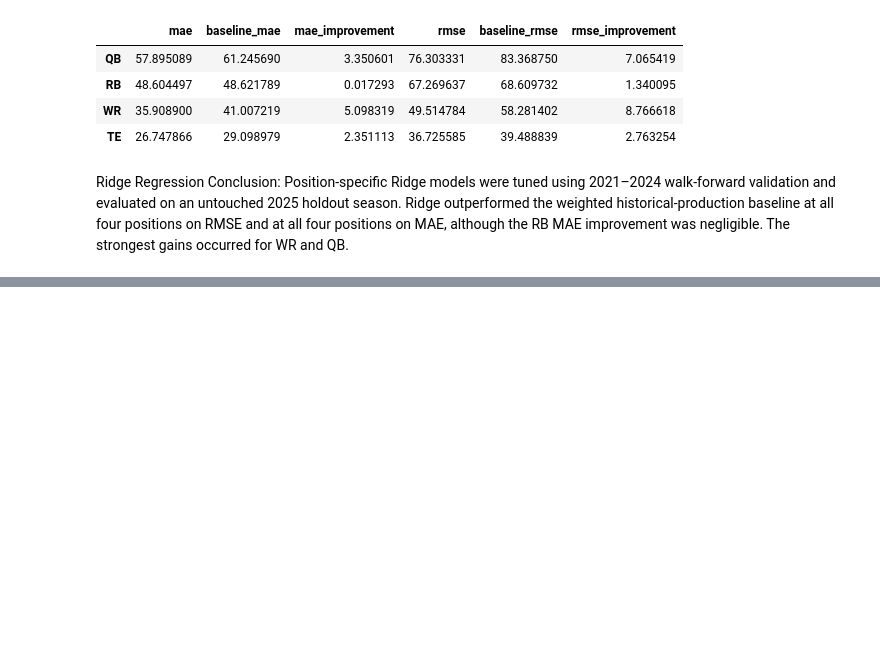
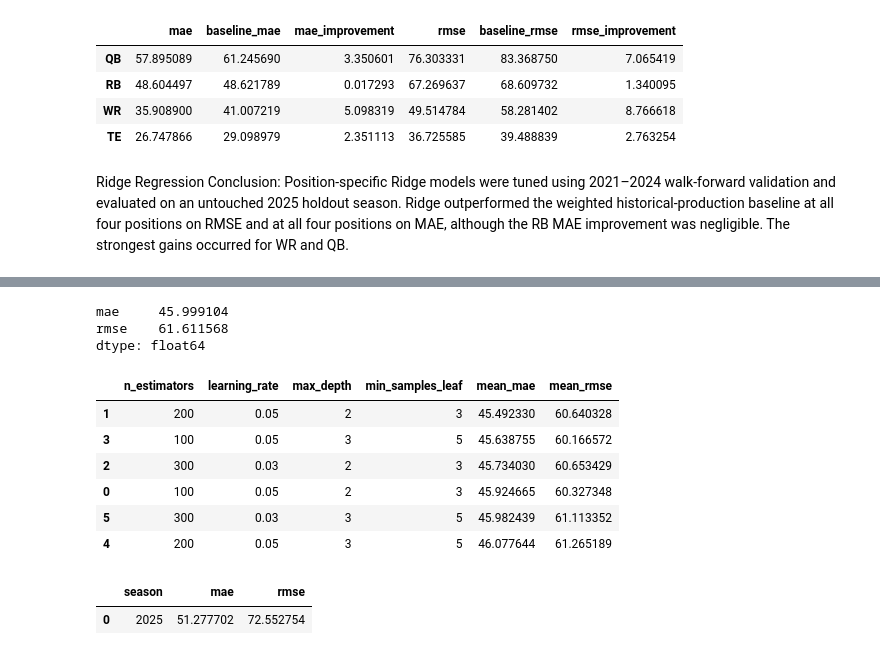
Before and after one commit to thjquinn/fantasy-football-projection-model, a Jupyter notebook: notebooks/05_modeling.ipynb, the cells around one changed output, grey strips where cells are left out. Drawn from its saved outputs; the diff is of its cells as text; code cells hidden in the pictures; blank space fills up the shorter version.

```diff
--- a/notebooks/05_modeling.ipynb
+++ b/notebooks/05_modeling.ipynb
@@ -1065,0 +1143,11 @@ Ridge Regression Conclusion: Position-specific Ridge models were tuned using 202
+# %%
+rf_configs = [
+    {"max_depth": None, "min_samples_leaf": 1},
+    {"max_depth": None, "min_samples_leaf": 3},
+    {"max_depth": None, "min_samples_leaf": 5},
+    {"max_depth": 10, "min_samples_leaf": 1},
+    {"max_depth": 10, "min_samples_leaf": 3},
+    {"max_depth": 10, "min_samples_leaf": 5},
+    {"max_depth": 6, "min_samples_leaf": 3},
+    {"max_depth": 6, "min_samples_leaf": 5},
+]
@@ -1065,0 +1480,6 @@ Ridge Regression Conclusion: Position-specific Ridge models were tuned using 202
+# %%
+rb_gb_results[["mae", "rmse"]].mean()
+# %% [output]
+mae     45.999104
+rmse    61.611568
+dtype: float64
@@ -1065,0 +1525,52 @@ Ridge Regression Conclusion: Position-specific Ridge models were tuned using 202
+# %%
+gb_tuning_results = []
+
+for config in gb_configs:
+
+    results = evaluate_gradient_boosting(
+        rb_df,
+        rb_features,
+        target,
+        tuning_seasons,
+        n_estimators=config["n_estimators"],
+        learning_rate=config["learning_rate"],
+        max_depth=config["max_depth"],
+        min_samples_leaf=config["min_samples_leaf"]
+    )
+
+    gb_tuning_results.append({
+        "n_estimators": config["n_estimators"],
+        "learning_rate": config["learning_rate"],
+        "max_depth": config["max_depth"],
+        "min_samples_leaf": config["min_samples_leaf"],
+        "mean_mae": results["mae"].mean(),
+        "mean_rmse": results["rmse"].mean()
+    })
+
+rb_gb_tuning = pd.DataFrame(gb_tuning_results)
+
+rb_gb_tuning.sort_values("mean_mae")
+# %% [output]
+|  | n_estimators | learning_rate | max_depth | min_samples_leaf | mean_mae | mean_rmse |
+| 1 | 200 | 0.05 | 2 | 3 | 45.492330 | 60.640328 |
+| 3 | 100 | 0.05 | 3 | 5 | 45.638755 | 60.166572 |
+| 2 | 300 | 0.03 | 2 | 3 | 45.734030 | 60.653429 |
+| 0 | 100 | 0.05 | 2 | 3 | 45.924665 | 60.327348 |
+| 5 | 300 | 0.03 | 3 | 5 | 45.982439 | 61.113352 |
+| 4 | 200 | 0.05 | 3 | 5 | 46.077644 | 61.265189 |
+# %%
+rb_gb_2025 = evaluate_gradient_boosting(
+    rb_df,
+    rb_features,
+    target,
+    [2025],
+    n_estimators=200,
+    learning_rate=0.05,
+    max_depth=2,
+    min_samples_leaf=3
+)
+
+rb_gb_2025
+# %% [output]
+|  | season | mae | rmse |
+| 0 | 2025 | 51.277702 | 72.552754 |
```
Also changed, not shown: parts of 47 cells of this notebook, 3 other files.
